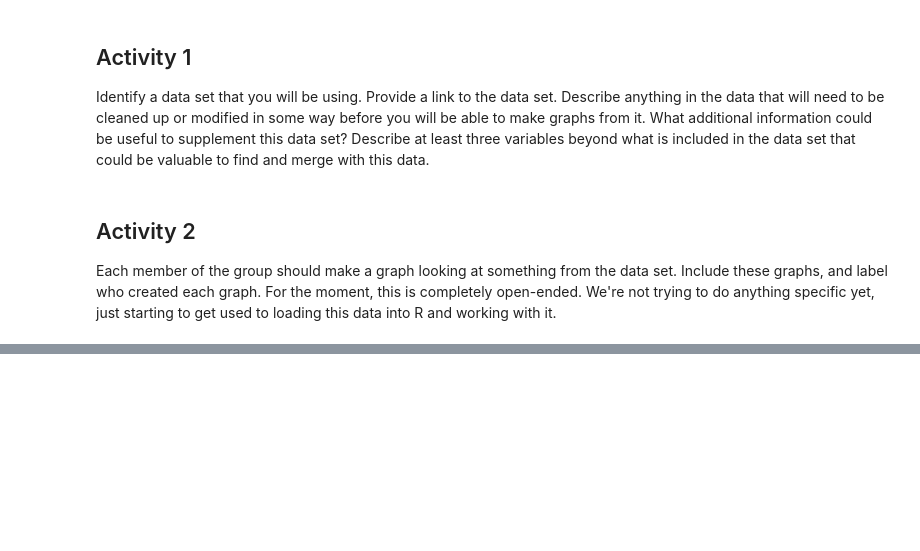
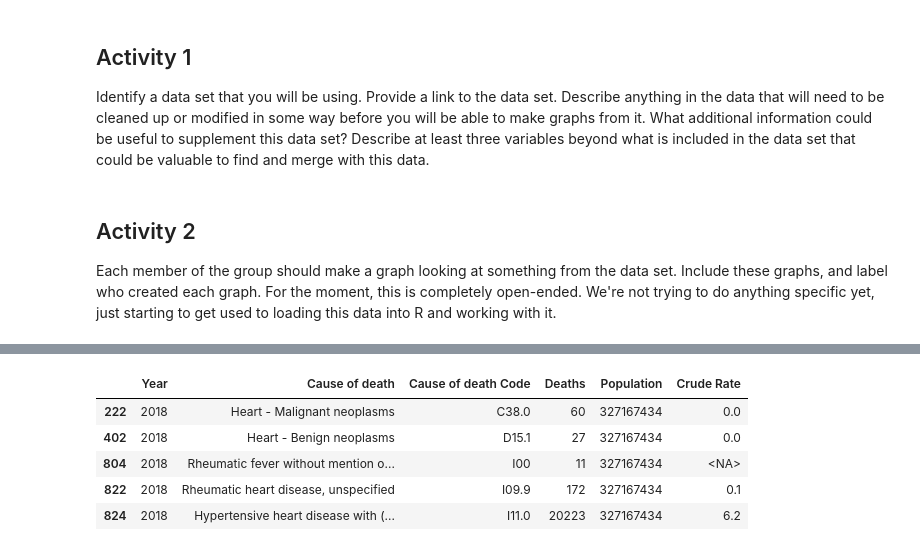
Before and after one commit to DATA5310/covid_effects, a Jupyter notebook: notebooks/homework5.ipynb, the cells around one changed output, grey strips where cells are left out. Drawn from its saved outputs; the diff is of its cells as text; code cells hidden in the pictures; blank space fills up the shorter version.

```diff
--- a/notebooks/homework5.ipynb
+++ b/notebooks/homework5.ipynb
@@ -83,3 +85,13 @@ Encoding: Windows-1252
 105                     Alzheimer disease, unspecified  127247
 360  Chronic obstructive pulmonary disease, unspeci...  115004
 [figure]
+# %%
+data_heart = df[df['Cause of death'].str.contains('heart', case=False, na=False)]
+data_heart.head()
+# %% [output]
+|  | Year | Cause of death | Cause of death Code | Deaths | Population | Crude Rate |
+| 222 | 2018 | Heart - Malignant neoplasms | C38.0 | 60 | 327167434 | 0.0 |
+| 402 | 2018 | Heart - Benign neoplasms | D15.1 | 27 | 327167434 | 0.0 |
+| 804 | 2018 | Rheumatic fever without mention o... | I00 | 11 | 327167434 | <NA> |
+| 822 | 2018 | Rheumatic heart disease, unspecified | I09.9 | 172 | 327167434 | 0.1 |
+| 824 | 2018 | Hypertensive heart disease with (... | I11.0 | 20223 | 327167434 | 6.2 |
```
Also changed, not shown: parts of 4 cells of this notebook.
